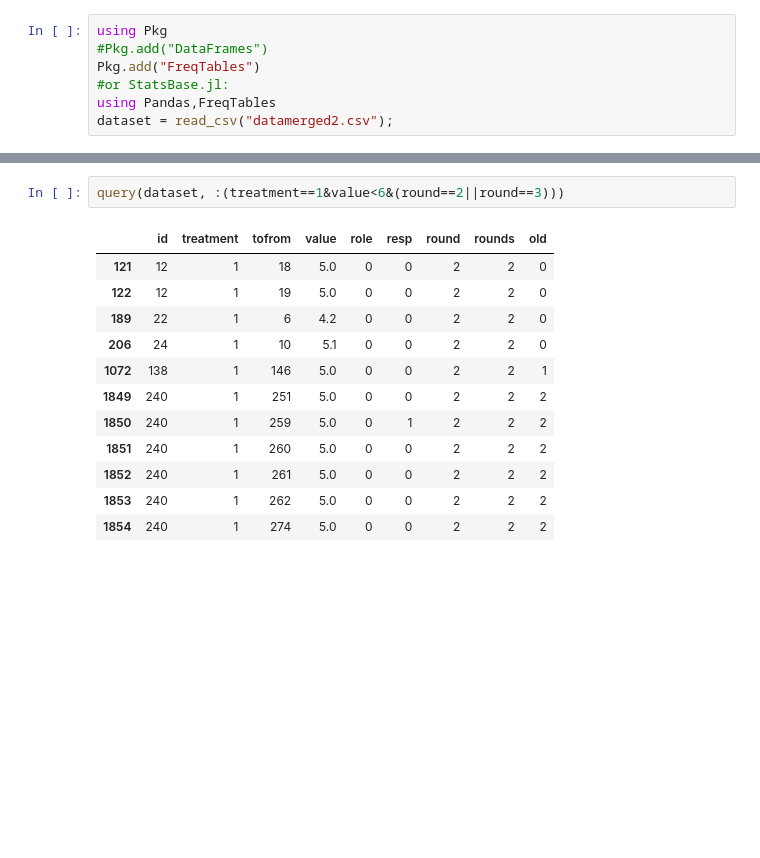
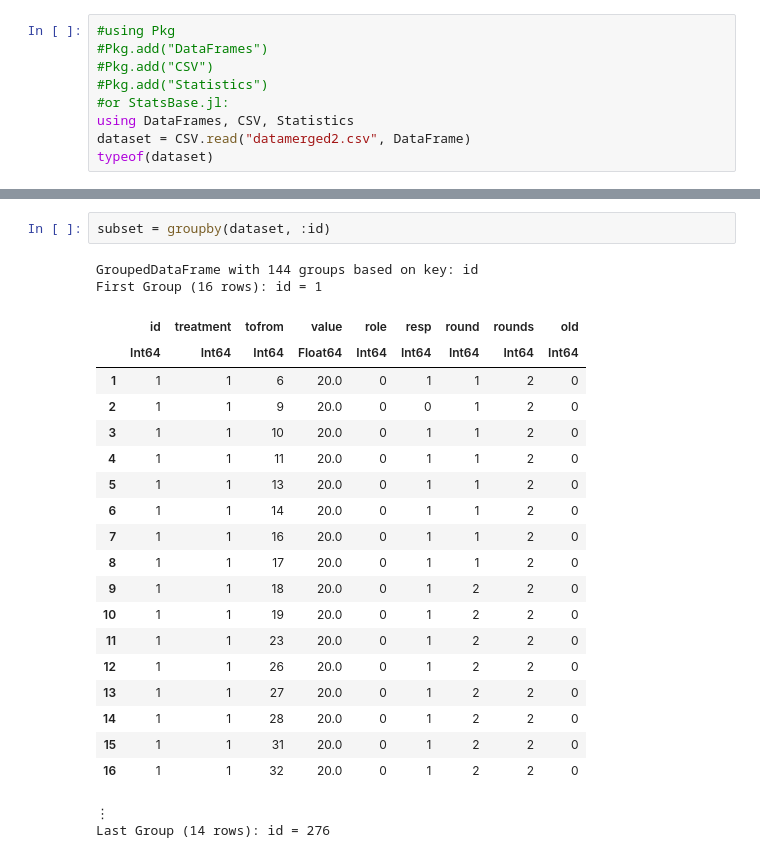
Before and after one commit to michaelpetersubc/notebooks, a Jupyter notebook: Econ515/ultimatum_game/ultimatum_game_julia.ipynb, the cells around one changed output, grey strips where cells are left out. Drawn from its saved outputs; the diff is of its cells as text; blank space fills up the shorter version.

```diff
--- a/Econ515/ultimatum_game/ultimatum_game_julia.ipynb
+++ b/Econ515/ultimatum_game/ultimatum_game_julia.ipynb
@@ -1,8 +1,10 @@
 # %%
-using Pkg
+#using Pkg
 #Pkg.add("DataFrames")
-Pkg.add("FreqTables")
+#Pkg.add("CSV")
+#Pkg.add("Statistics")
 #or StatsBase.jl:
-using Pandas,FreqTables
-dataset = read_csv("datamerged2.csv");
+using DataFrames, CSV, Statistics
+dataset = CSV.read("datamerged2.csv", DataFrame)
+typeof(dataset)
 # %% [output]
@@ -24,15 +27,25 @@ describe(dataset)
 # %%
-query(dataset, :(treatment==1&value<6&(round==2||round==3)))
+subset = groupby(dataset, :id)
 # %% [output]
+GroupedDataFrame with 144 groups based on key: id
+First Group (16 rows): id = 1
 |  | id | treatment | tofrom | value | role | resp | round | rounds | old |
-| 121 | 12 | 1 | 18 | 5.0 | 0 | 0 | 2 | 2 | 0 |
-| 122 | 12 | 1 | 19 | 5.0 | 0 | 0 | 2 | 2 | 0 |
-| 189 | 22 | 1 | 6 | 4.2 | 0 | 0 | 2 | 2 | 0 |
-| 206 | 24 | 1 | 10 | 5.1 | 0 | 0 | 2 | 2 | 0 |
-| 1072 | 138 | 1 | 146 | 5.0 | 0 | 0 | 2 | 2 | 1 |
-| 1849 | 240 | 1 | 251 | 5.0 | 0 | 0 | 2 | 2 | 2 |
-| 1850 | 240 | 1 | 259 | 5.0 | 0 | 1 | 2 | 2 | 2 |
-| 1851 | 240 | 1 | 260 | 5.0 | 0 | 0 | 2 | 2 | 2 |
-| 1852 | 240 | 1 | 261 | 5.0 | 0 | 0 | 2 | 2 | 2 |
-| 1853 | 240 | 1 | 262 | 5.0 | 0 | 0 | 2 | 2 | 2 |
-| 1854 | 240 | 1 | 274 | 5.0 | 0 | 0 | 2 | 2 | 2 |
+|  | Int64 | Int64 | Int64 | Float64 | Int64 | Int64 | Int64 | Int64 | Int64 |
+| 1 | 1 | 1 | 6 | 20.0 | 0 | 1 | 1 | 2 | 0 |
+| 2 | 1 | 1 | 9 | 20.0 | 0 | 0 | 1 | 2 | 0 |
+| 3 | 1 | 1 | 10 | 20.0 | 0 | 1 | 1 | 2 | 0 |
+| 4 | 1 | 1 | 11 | 20.0 | 0 | 1 | 1 | 2 | 0 |
+| 5 | 1 | 1 | 13 | 20.0 | 0 | 1 | 1 | 2 | 0 |
+| 6 | 1 | 1 | 14 | 20.0 | 0 | 1 | 1 | 2 | 0 |
+| 7 | 1 | 1 | 16 | 20.0 | 0 | 1 | 1 | 2 | 0 |
+| 8 | 1 | 1 | 17 | 20.0 | 0 | 1 | 1 | 2 | 0 |
+| 9 | 1 | 1 | 18 | 20.0 | 0 | 1 | 2 | 2 | 0 |
+| 10 | 1 | 1 | 19 | 20.0 | 0 | 1 | 2 | 2 | 0 |
+| 11 | 1 | 1 | 23 | 20.0 | 0 | 1 | 2 | 2 | 0 |
+| 12 | 1 | 1 | 26 | 20.0 | 0 | 1 | 2 | 2 | 0 |
+| 13 | 1 | 1 | 27 | 20.0 | 0 | 1 | 2 | 2 | 0 |
+| 14 | 1 | 1 | 28 | 20.0 | 0 | 1 | 2 | 2 | 0 |
+| 15 | 1 | 1 | 31 | 20.0 | 0 | 1 | 2 | 2 | 0 |
+| 16 | 1 | 1 | 32 | 20.0 | 0 | 1 | 2 | 2 | 0 |
+⋮
+Last Group (14 rows): id = 276
```
Also changed, not shown: parts of 7 cells of this notebook.
